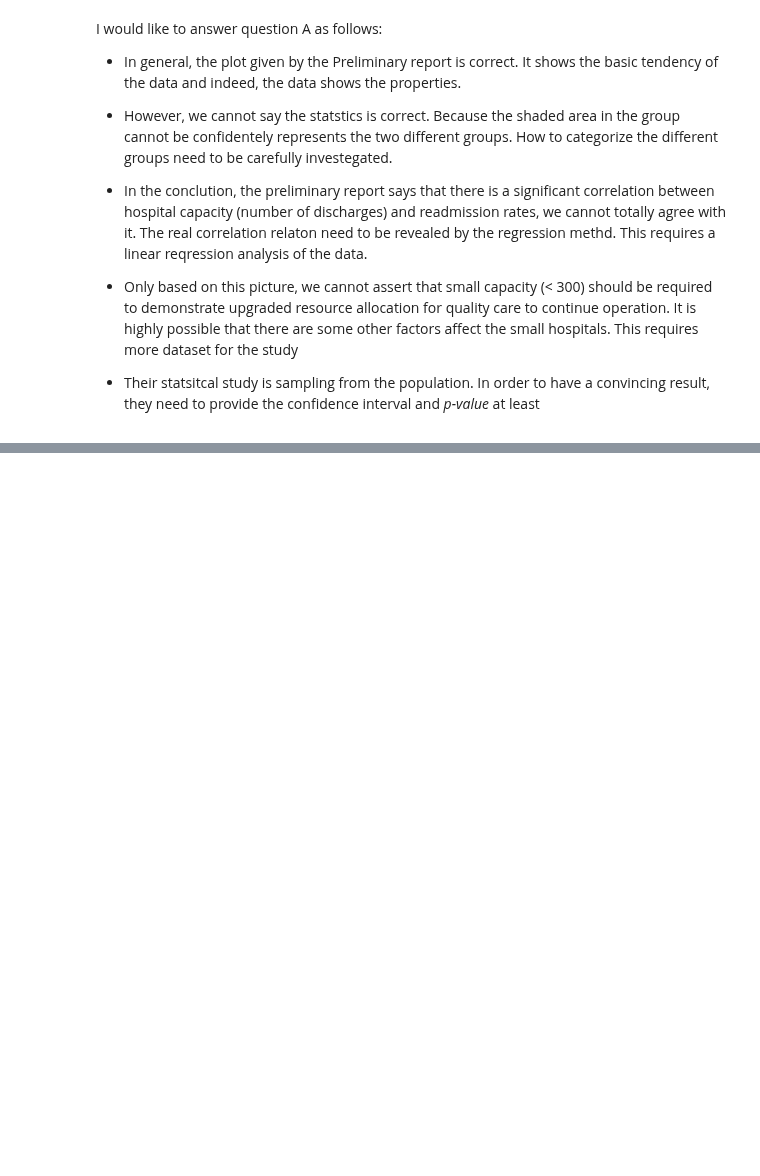
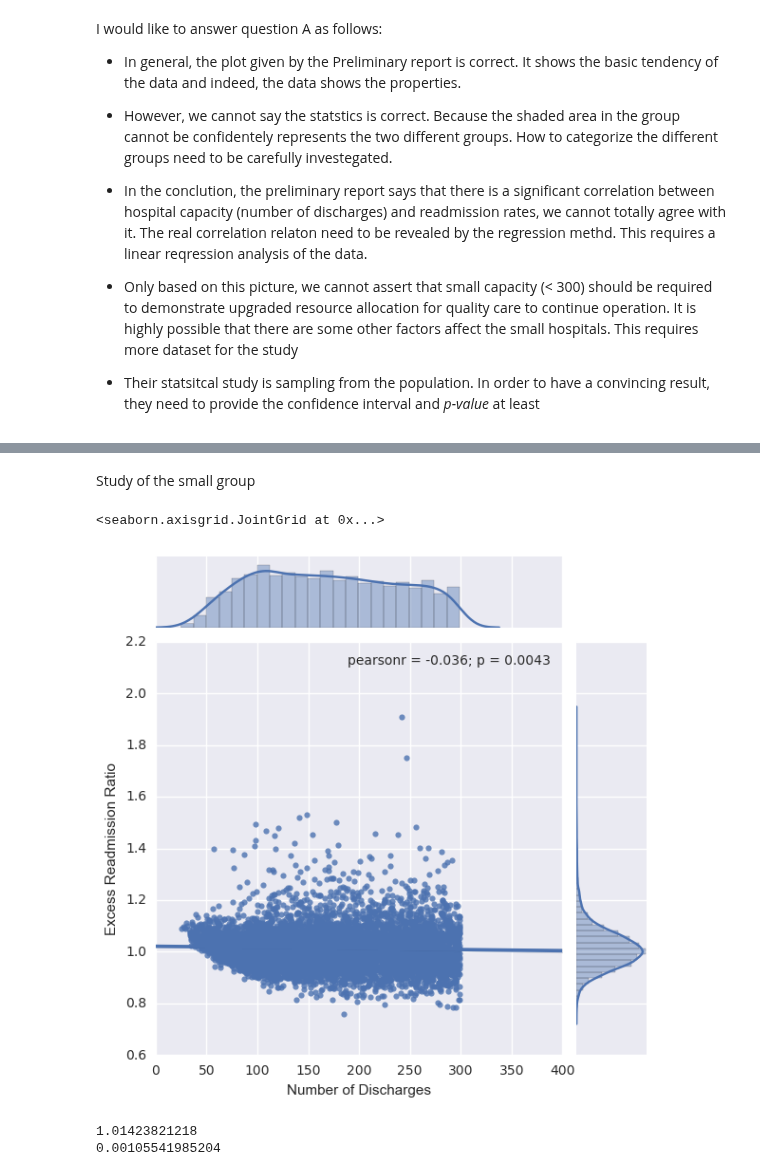
Before and after one commit to dangspin/SpringBoard_Projects, a Jupyter notebook: EDA_3/sliderule_dsi_inferential_statistics_exercise_3.ipynb, the cells around one changed output, grey strips where cells are left out. Drawn from its saved outputs; the diff is of its cells as text; code cells hidden in the pictures; blank space fills up the shorter version.

```diff
--- a/EDA_3/sliderule_dsi_inferential_statistics_exercise_3.ipynb
+++ b/EDA_3/sliderule_dsi_inferential_statistics_exercise_3.ipynb
@@ -175,0 +184,26 @@ I would like to answer question A as follows:
+# %%
+## pick up two groups!
+
+cleaner_hospital=clean_hospital_read_df.dropna(subset=['Number of Discharges','Excess Readmission Ratio'])
+
+small_df=cleaner_hospital[cleaner_hospital['Number of Discharges']<300]
+big_df=cleaner_hospital[cleaner_hospital['Number of Discharges']>=300]
+# %% [markdown]
+Study of the small group
+# %%
+small_dis=small_df['Number of Discharges']
+small_ratio=small_df['Excess Readmission Ratio']
+
+sb.jointplot(data=small_df, x='Number of Discharges', y='Excess Readmission Ratio', kind='reg',xlim=(0,400))
+# %% [output]
+<seaborn.axisgrid.JointGrid at 0x...>
+[figure, added]
+# %%
+small_mean=small_ratio.mean()
+small_std=small_ratio.std()/np.sqrt(small_df.shape[0]-1)
+
+print small_mean
+print small_std
+# %% [output]
+1.01423821218
+0.00105541985204
```
Also changed, not shown: parts of 14 cells of this notebook.
